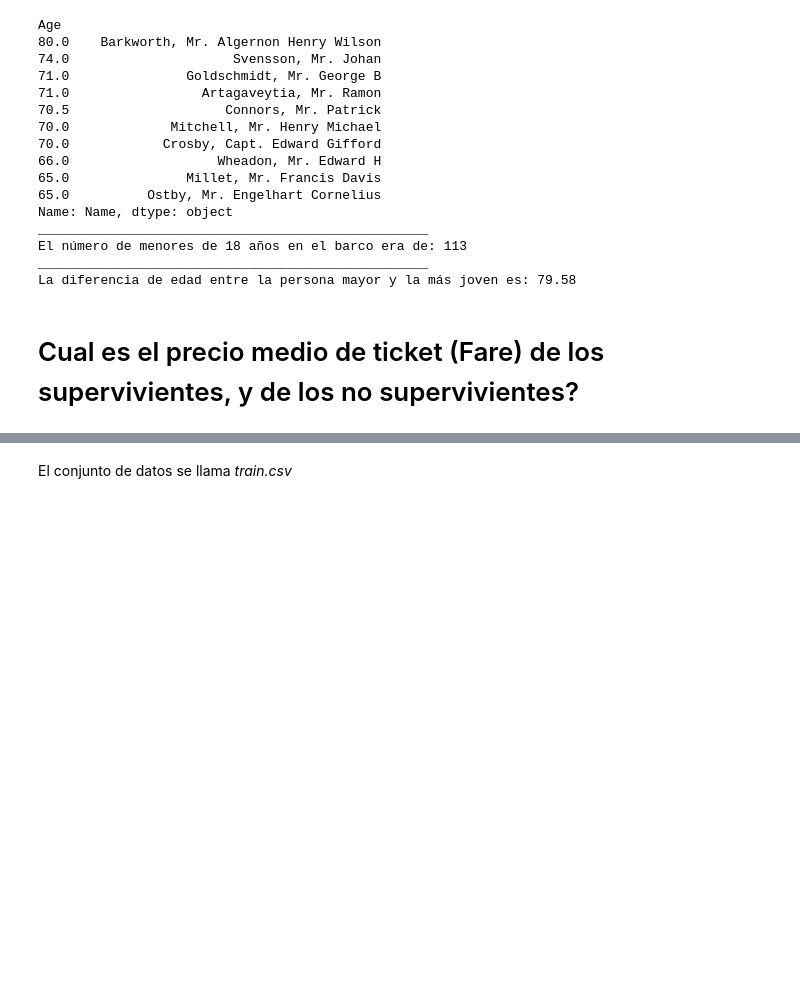
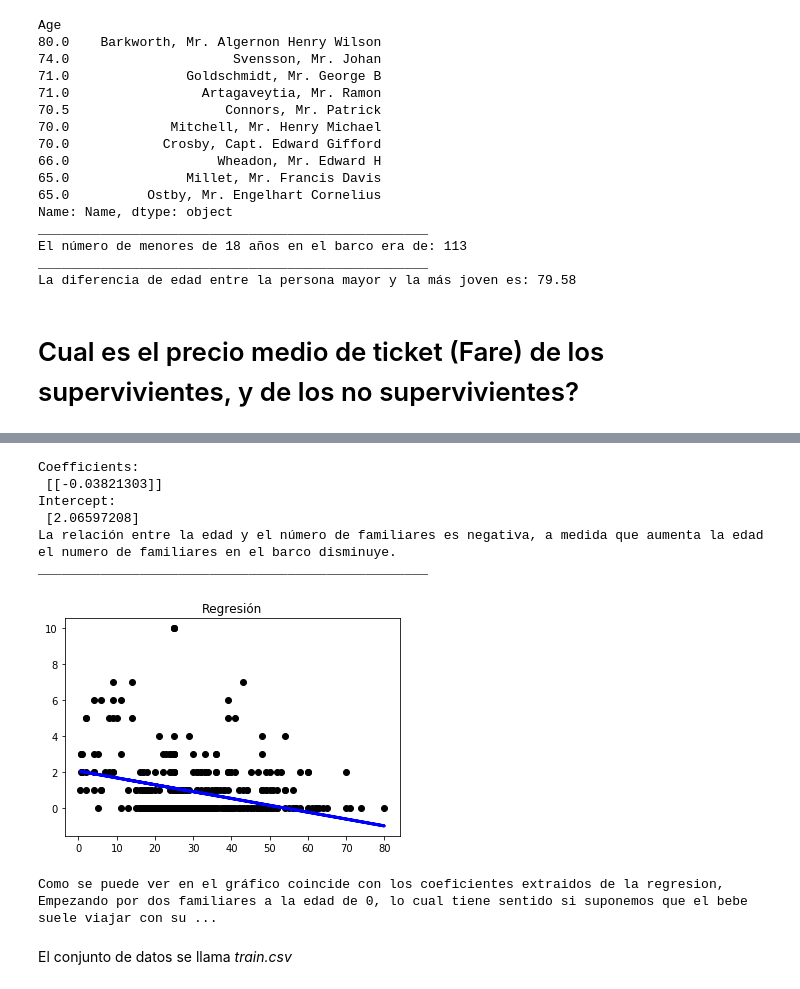
Before and after one commit to Javomgo/MADM2018, a Jupyter notebook: final/Titanic.ipynb, the cells around one changed output, grey strips where cells are left out. Cells and saved outputs as stored; diff of their text form; code cells hidden in the pictures; blank space fills up the shorter version.

```diff
--- a/final/Titanic.ipynb
+++ b/final/Titanic.ipynb
@@ -102,12 +104,11 @@ __________________________________________________
 # Rellenar las edades faltantes con la media de las edades. Esta pregunta puntua doble si rellenais las edades faltantes con la media de la clase de cada individuo.
 # %%
 edad_estimada = np.zeros((1,3))
-edad_estimada_temp = np.zeros((1,3))
 
 for i in range (0,3):
     edad_estimada_clase = df_titanic[(df_titanic['Pclass'] == i+1)]['Age'].dropna()
-    edad_estimada_temp[0,i] = edad_estimada_clase.mean()
-    df_titanic.loc[(df_titanic.Age.isnull()) & (df_titanic.Pclass == i+1), 'Age'] = edad_estimada[0,i]
+    edad_estimada[0,i] = edad_estimada_clase.mean()
+    df_titanic.loc[(df_titanic.Age.isnull()) & (df_titanic.Pclass == i+1), 'Age'] = int(edad_estimada[0,i]) #De esta manera se dará la edad sin decimales, redondeando siempre hacia abajo, una persona de 25.85 años se considera una persona de 25 años aunque esté más cerca de cumplir los 26
 
 df_titanic['Age']
 # %% [output]
@@ -168,2 +178,32 @@ La diferencia de edad entre la persona mayor y la más joven es: 79.58
+# %%
+#Se hace la regresion y predicción.
+num = df_titanic.shape[0] - int(df_titanic.shape[0]/2)
+df_x_tr = df_titanic[['Age']][:num]
+df_x_test = df_titanic[['Age']][num:]
+df_y_tr = df_titanic[['Fam']][:num]
+df_y_test = df_titanic[['Fam']][num:]
+reg = LinearRegression().fit(df_x_tr, df_y_tr)
+pred = reg.predict(df_x_test)
+
+#Se muestran los coeficientes por pantalla.
+print('Coefficients: \n', reg.coef_)
+print('Intercept: \n', reg.intercept_)
+print('La relación entre la edad y el número de familiares es negativa, a medida que aumenta la edad el numero de familiares en el barco disminuye.')
+print('_'*50)
+plt.scatter(df_x_test, df_y_test,  color='black')
+plt.plot(df_x_test, pred, color='blue', linewidth=3)
+
+plt.title("Regresión")
+plt.show()
+print('Como se puede ver en el gráfico coincide con los coeficientes extraidos de la regresion, Empezando por dos familiares a la edad de 0, lo cual tiene sentido si suponemos que el bebe suele viajar con sus dos padres y posibles hermanos. A raiz de ahí la pendiente es negativa en 0.03 por cada año que se aumenta.')
+# %% [output]
+Coefficients:
+ [[-0.03821303]]
+Intercept:
+ [2.06597208]
+La relación entre la edad y el número de familiares es negativa, a medida que aumenta la edad el numero de familiares en el barco disminuye.
+__________________________________________________
+[figure, added]
+Como se puede ver en el gráfico coincide con los coeficientes extraidos de la regresion, Empezando por dos familiares a la edad de 0, lo cual tiene sentido si suponemos que el bebe suele viajar con su ...
 # %% [markdown]
 El conjunto de datos se llama *train.csv*
```
Also changed, not shown: parts of 3 cells of this notebook.
